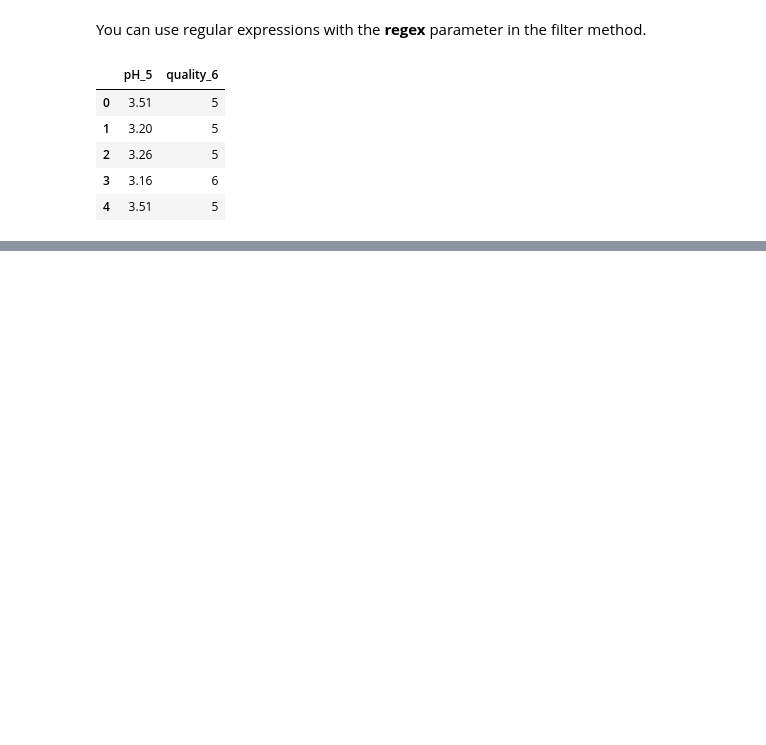
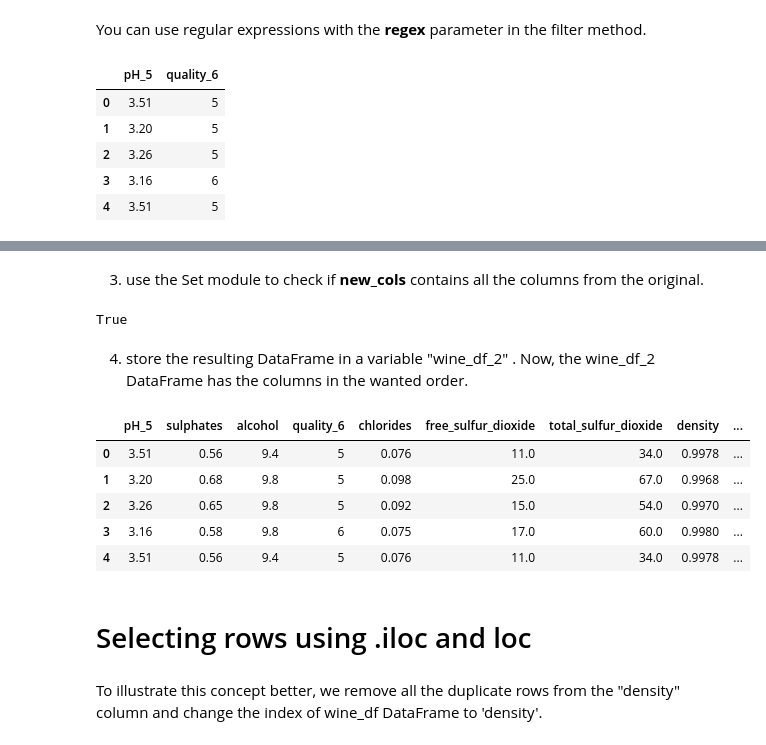
Before and after one commit to tixix/DataScience, a Jupyter notebook: Projects/Python Indexing Practice.ipynb, the cells around one changed output, grey strips where cells are left out. Drawn from its saved outputs; the diff is of its cells as text; code cells hidden in the pictures; blank space fills up the shorter version.

Commit message:
continued Python indexing notebook

```diff
--- a/Projects/Python Indexing Practice.ipynb
+++ b/Projects/Python Indexing Practice.ipynb
@@ -103,0 +116,29 @@ wine_df.filter(regex='\d').head()
+# %%
+group_1 = ['pH_5','sulphates','alcohol', 'quality_6']
+group_2 =['chlorides', 'free_sulfur_dioxide', 'total_sulfur_dioxide', 'density']
+group_3 = ['fixed_acidity', 'volatile_acidity', 'citric_acid', 'residual_sugar']
+# %%
+new_cols=group_1+group_2+group_3
+# %% [markdown]
+3. use the Set module to check if **new_cols** contains all the columns from the original.
+# %%
+set(wine_df.columns)==set(new_cols)
+# %% [output]
+True
+# %% [markdown]
+ 4. store the resulting DataFrame in a variable "wine_df_2" . Now, the wine_df_2 DataFrame has the columns in the wanted order.
+# %%
+wine_df_2 = wine_df[new_cols]
+# %%
+wine_df_2.head()
+# %% [output]
+|  | pH_5 | sulphates | alcohol | quality_6 | chlorides | free_sulfur_dioxide | total_sulfur_dioxide | density | ... |
+| 0 | 3.51 | 0.56 | 9.4 | 5 | 0.076 | 11.0 | 34.0 | 0.9978 | ... |
+| 1 | 3.20 | 0.68 | 9.8 | 5 | 0.098 | 25.0 | 67.0 | 0.9968 | ... |
+| 2 | 3.26 | 0.65 | 9.8 | 5 | 0.092 | 15.0 | 54.0 | 0.9970 | ... |
+| 3 | 3.16 | 0.58 | 9.8 | 6 | 0.075 | 17.0 | 60.0 | 0.9980 | ... |
+| 4 | 3.51 | 0.56 | 9.4 | 5 | 0.076 | 11.0 | 34.0 | 0.9978 | ... |
+# %% [markdown]
+# Selecting rows using .iloc and loc
+# %% [markdown]
+To illustrate this concept better, we remove all the duplicate rows from the "density" column and change the index of wine_df DataFrame to 'density'.
```
Also changed, not shown: parts of 22 cells of this notebook.
